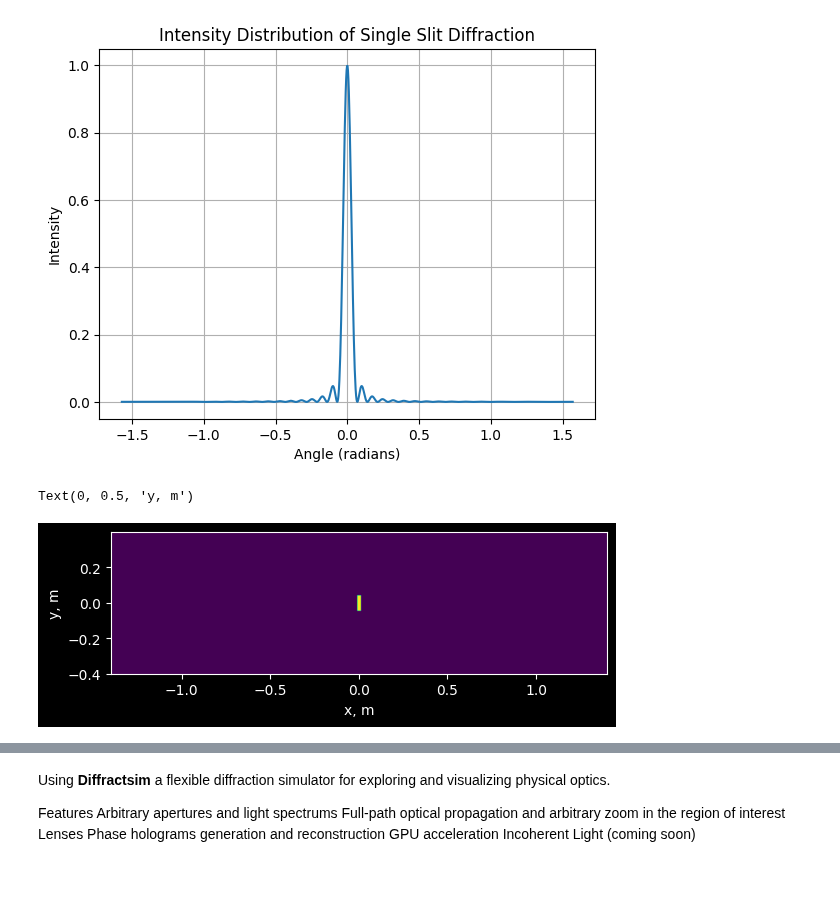
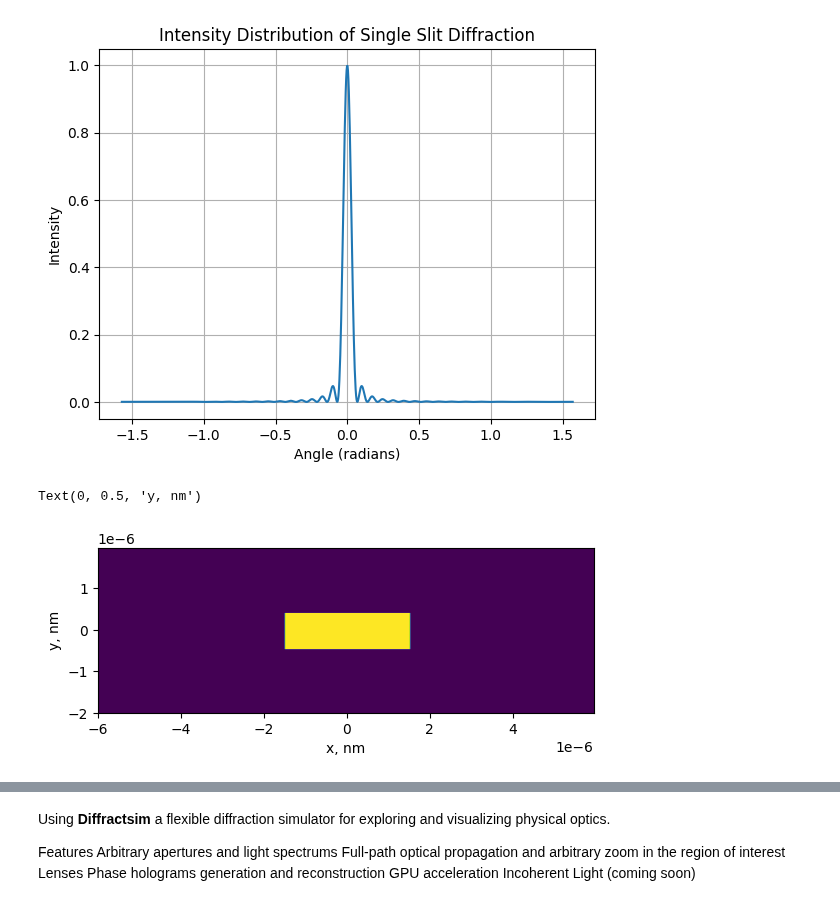
Before and after one commit to MariyaSV78/notebook_Diffraction, a Jupyter notebook: Diffraction_old.ipynb, the cells around one changed output, grey strips where cells are left out. Saved outputs shown, nothing was run; the diff lists cells and outputs as text; code cells hidden in the pictures; blank space fills up the shorter version.

```diff
--- a/Diffraction_old.ipynb
+++ b/Diffraction_old.ipynb
@@ -140,28 +140,29 @@ class Sheet():
 # %%
 mm = 1e-3
 cm = 1e-2
+nm = 1e-9
 
 #simulation input:
 
-Lx = 1.4
-Ly = 0.4
-Nx= 2500
-Ny= 1500
+Lx = 6000*nm
+Ly = 2000*nm
+Nx= 250
+Ny= 150
 
 sheet = Sheet(extent_x = 2*Lx , extent_y = 2*Ly, Nx= Nx, Ny= Ny)
 
 #slit separation
 # D = 128 * mm
 
-sheet.rectangular_slit(x0 = 0, y0 = 0, lx = 22 * mm , ly = 88 * mm)
+sheet.rectangular_slit(x0 = 0, y0 = 0, lx = 3000 * nm , ly = 880 * nm)
 # sheet.rectangular_slit(x0 = -D/2, y0 = 0, lx = 22 * mm , ly = 88 * mm)
 # sheet.rectangular_slit(x0 = +D/2, y0 = 0, lx = 22 * mm , ly = 88 * mm)
 
 plt.imshow(sheet.E, extent=[min(sheet.x), max(sheet.x), min(sheet.y), max(sheet.y)])
-plt.xlabel("x, m")
-plt.ylabel("y, m")
+plt.xlabel("x, nm")
+plt.ylabel("y, nm")
 # %% [output]
-Text(0, 0.5, 'y, m')
+Text(0, 0.5, 'y, nm')
-[figure, old version]
+[figure, new version]
 # %%
 # distance from slit to the screen (mm)
```
Also changed, not shown: parts of 8 cells of this notebook, 6 other files.
